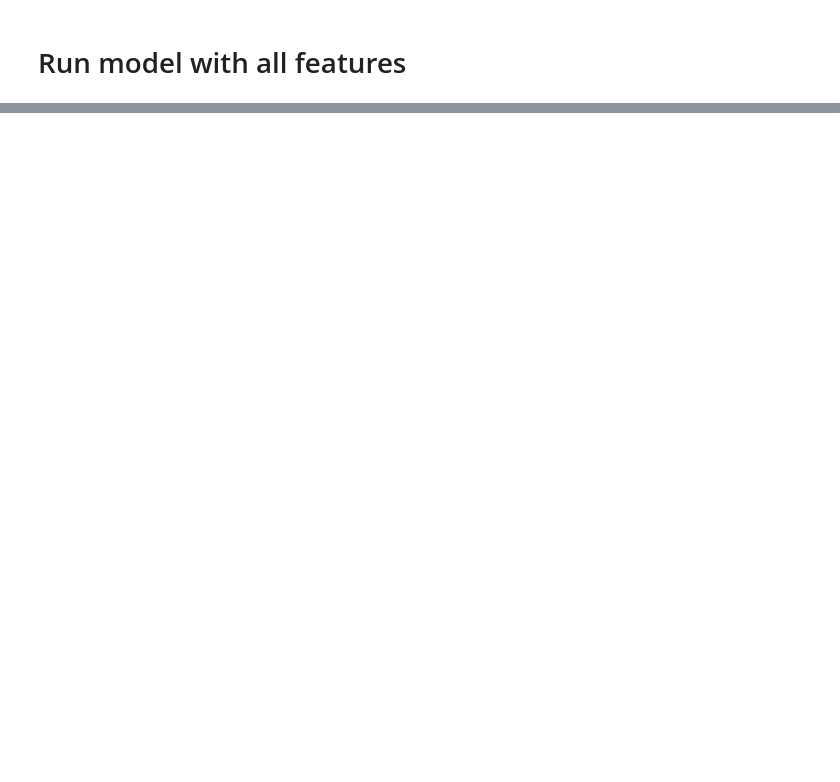
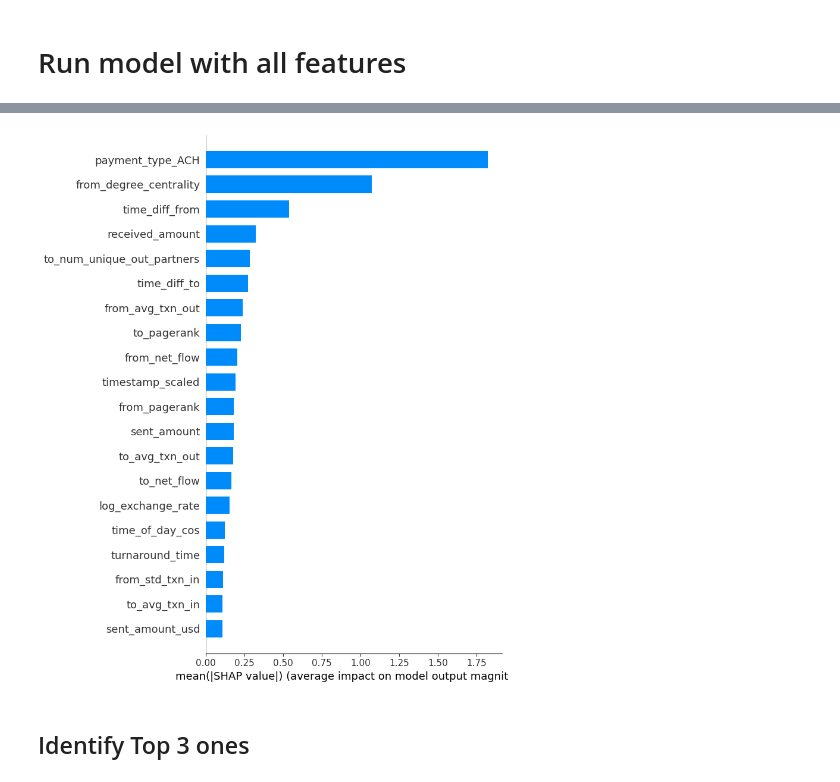
Before and after one commit to engie4800/dsi-capstone-spring-2025-TD-anti-money-laundering, a Jupyter notebook: Code/notebooks/Zoe/Final Feature Selection.ipynb, the cells around one changed output, grey strips where cells are left out. Saved outputs shown, nothing was run; the diff lists cells and outputs as text; code cells hidden in the pictures; blank space fills up the shorter version.

```diff
--- a/Code/notebooks/Zoe/Final Feature Selection.ipynb
+++ b/Code/notebooks/Zoe/Final Feature Selection.ipynb
@@ -214,0 +246,21 @@ print(f"ROC AUC Score: {roc_auc_score(y_test, y_prob):.4f}")
+# %%
+import shap
+import numpy as np
+import pandas as pd
+
+# 1. Create a SHAP explainer for your fitted XGBoost model
+explainer = shap.TreeExplainer(xgb_model)
+
+# 2. Compute SHAP values for your test set (matrix of shape [n_samples, n_features])
+shap_values = explainer.shap_values(X_test)
+
+# 3. Compute mean absolute SHAP value per feature
+mean_abs_shap = np.abs(shap_values).mean(axis=0)
+
+# 4. Build a ranking DataFrame
+shap_importance = pd.DataFrame({
+    'feature': X_test.columns,
+    'mean_abs_shap': mean_abs_shap
+}).sort_values('mean_abs_shap', ascending=False).reset_index(drop=True)
+
+print(shap_importance)
@@ -214,0 +282,11 @@ print(f"ROC AUC Score: {roc_auc_score(y_test, y_prob):.4f}")
+# %%
+shap.summary_plot(
+    shap_values,
+    X_test,
+    plot_type='bar',
+    max_display=20  # show top 20 features
+)
+# %% [output]
+[figure, added]
+# %% [markdown]
+## Identify Top 3 ones
```
Also changed, not shown: parts of 41 cells of this notebook.
